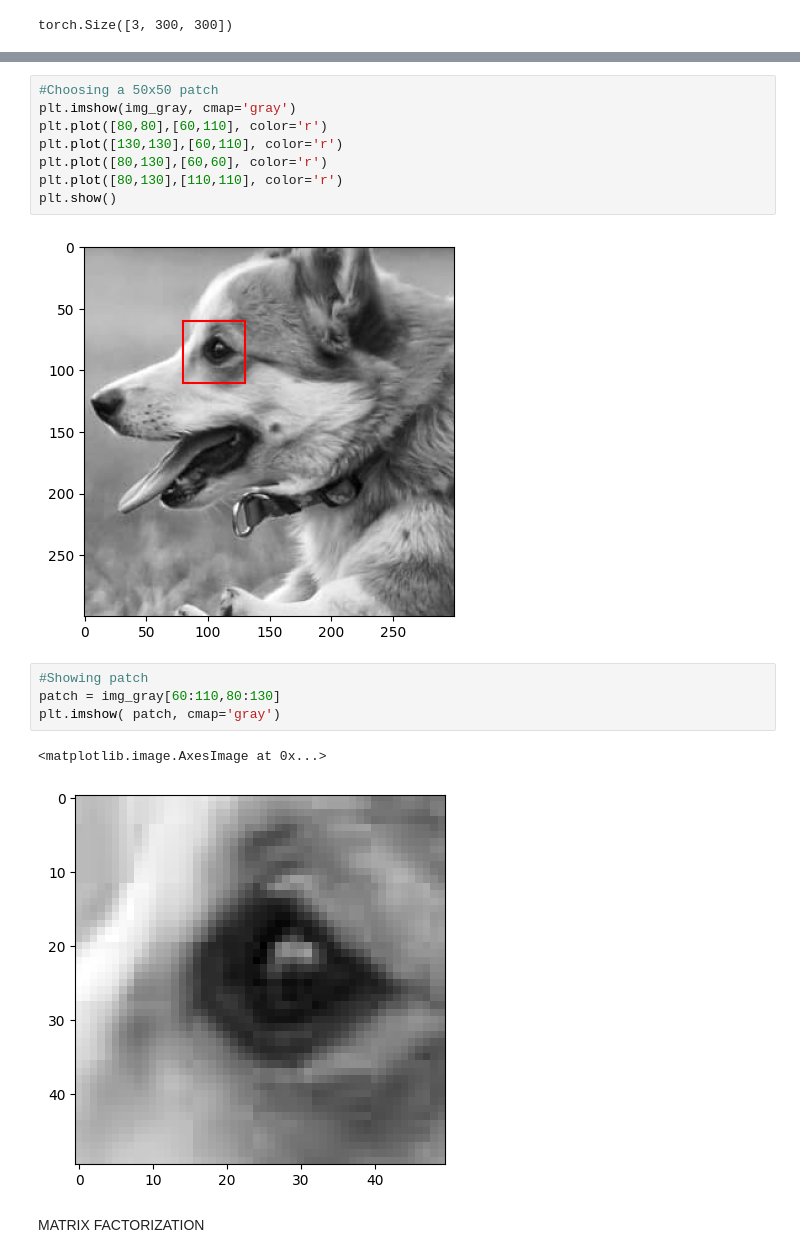
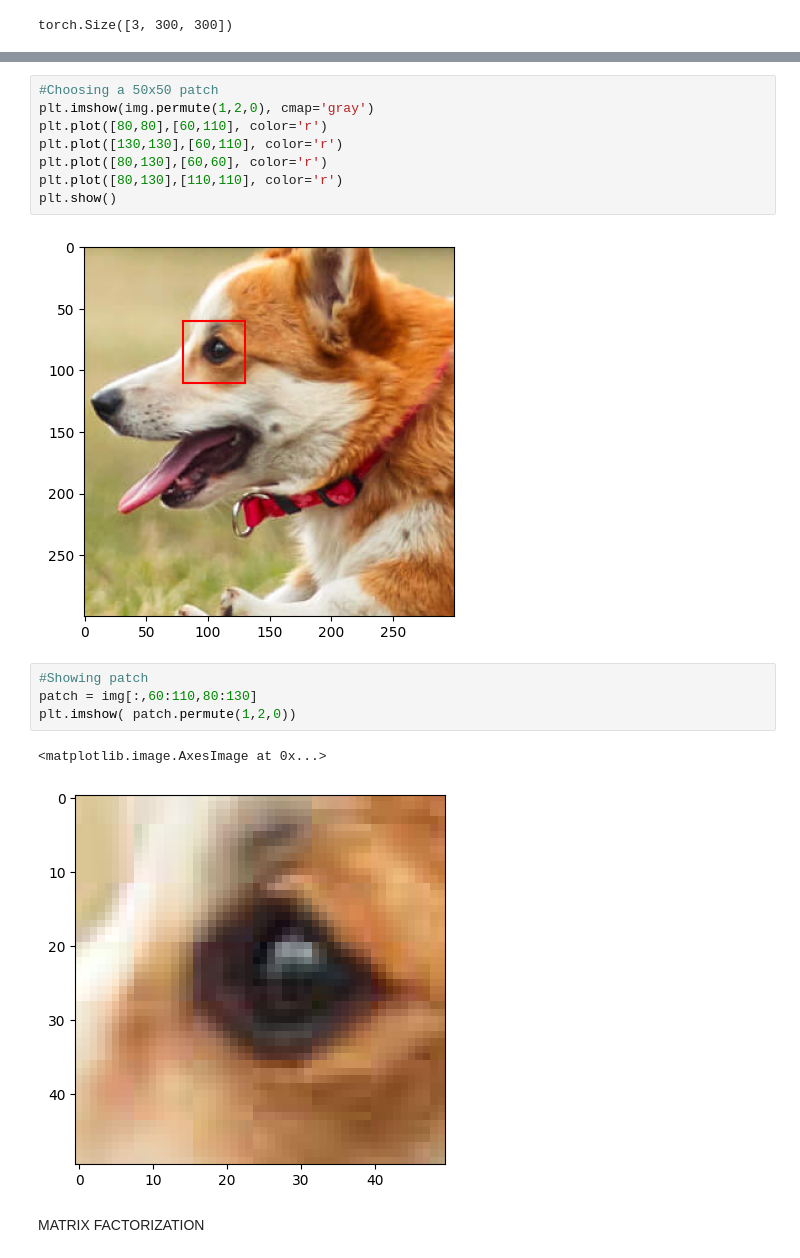
Before and after one commit to Jain-Laksh/ES335-assignment-2, a Jupyter notebook: Task 5/main.ipynb, the cells around one changed output, grey strips where cells are left out. Drawn from its saved outputs; the diff is of its cells as text.

Commit message:
implementation for coloured images

```diff
--- a/Task 5/main.ipynb
+++ b/Task 5/main.ipynb
@@ -126,20 +115,20 @@ plt.imshow(img_gray, cmap='gray')
 # %%
 #Choosing a 50x50 patch
-plt.imshow(img_gray, cmap='gray')
+plt.imshow(img.permute(1,2,0), cmap='gray')
 plt.plot([80,80],[60,110], color='r')
 plt.plot([130,130],[60,110], color='r')
 plt.plot([80,130],[60,60], color='r')
 plt.plot([80,130],[110,110], color='r')
 plt.show()
 # %% [output]
-[figure, old version]
+[figure, new version]
 # %%
 #Showing patch
-patch = img_gray[60:110,80:130]
-plt.imshow( patch, cmap='gray')
+patch = img[:,60:110,80:130]
+plt.imshow( patch.permute(1,2,0))
 # %% [output]
 <matplotlib.image.AxesImage at 0x...>
-[figure, old version]
+[figure, new version]
 # %% [markdown]
 MATRIX FACTORIZATION
 # %%
```
Also changed, not shown: parts of 6 cells of this notebook, 4 other files.
